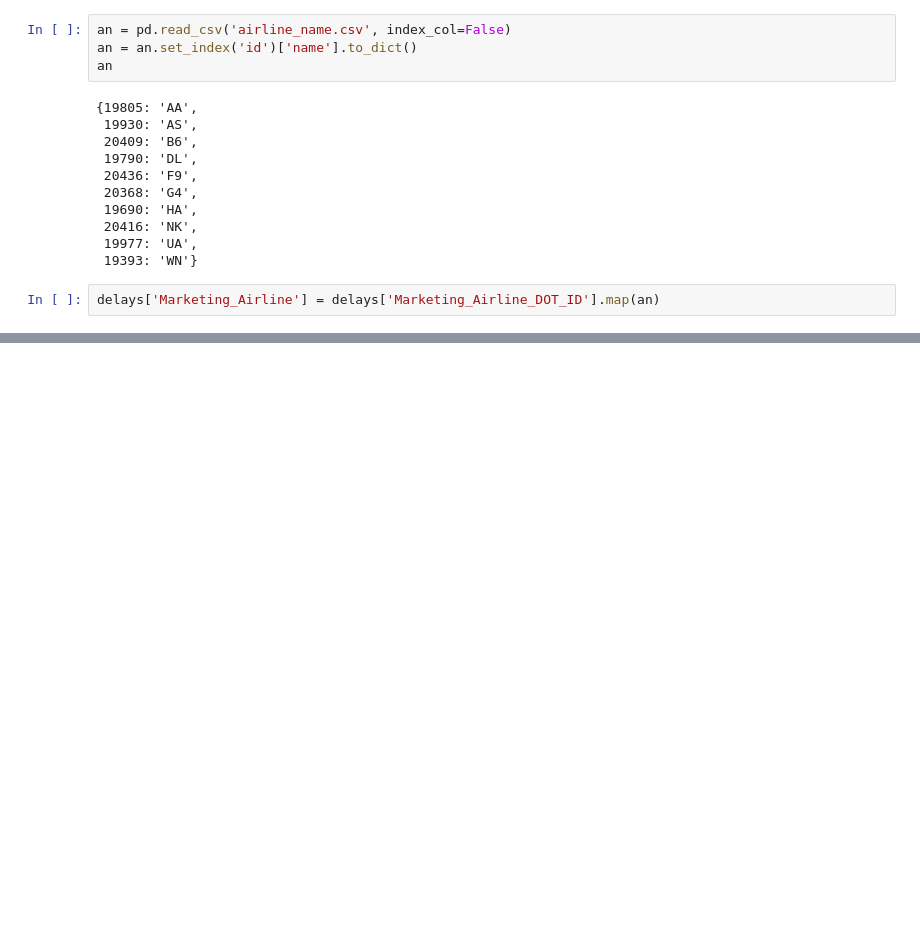
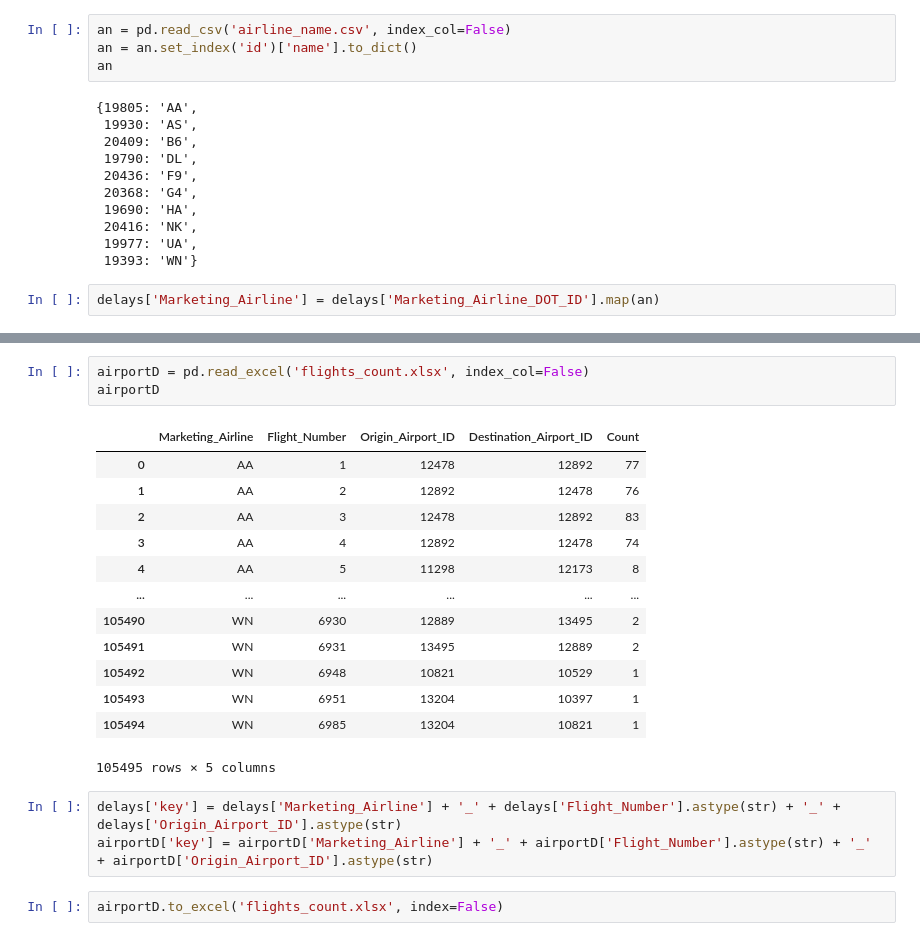
Before and after one commit to mqrcinoo/MachineLearning1Project, a Jupyter notebook: regression.ipynb, the cells around one changed output, grey strips where cells are left out. Saved outputs shown, nothing was run; the diff lists cells and outputs as text; blank space fills up the shorter version.

```diff
--- a/regression.ipynb
+++ b/regression.ipynb
@@ -314,0 +219,22 @@ Name: count, Length: 6754, dtype: int64
+# %%
+airportD = pd.read_excel('flights_count.xlsx', index_col=False)
+airportD
+# %% [output]
+|  | Marketing_Airline | Flight_Number | Origin_Airport_ID | Destination_Airport_ID | Count |
+| 0 | AA | 1 | 12478 | 12892 | 77 |
+| 1 | AA | 2 | 12892 | 12478 | 76 |
+| 2 | AA | 3 | 12478 | 12892 | 83 |
+| 3 | AA | 4 | 12892 | 12478 | 74 |
+| 4 | AA | 5 | 11298 | 12173 | 8 |
+| ... | ... | ... | ... | ... | ... |
+| 105490 | WN | 6930 | 12889 | 13495 | 2 |
+| 105491 | WN | 6931 | 13495 | 12889 | 2 |
+| 105492 | WN | 6948 | 10821 | 10529 | 1 |
+| 105493 | WN | 6951 | 13204 | 10397 | 1 |
+| 105494 | WN | 6985 | 13204 | 10821 | 1 |
+105495 rows × 5 columns
+# %%
+delays['key'] = delays['Marketing_Airline'] + '_' + delays['Flight_Number'].astype(str) + '_' + delays['Origin_Airport_ID'].astype(str)
+airportD['key'] = airportD['Marketing_Airline'] + '_' + airportD['Flight_Number'].astype(str) + '_' + airportD['Origin_Airport_ID'].astype(str)
+# %%
+airportD.to_excel('flights_count.xlsx', index=False)
```
Also changed, not shown: parts of 21 cells of this notebook, 1 other file.
